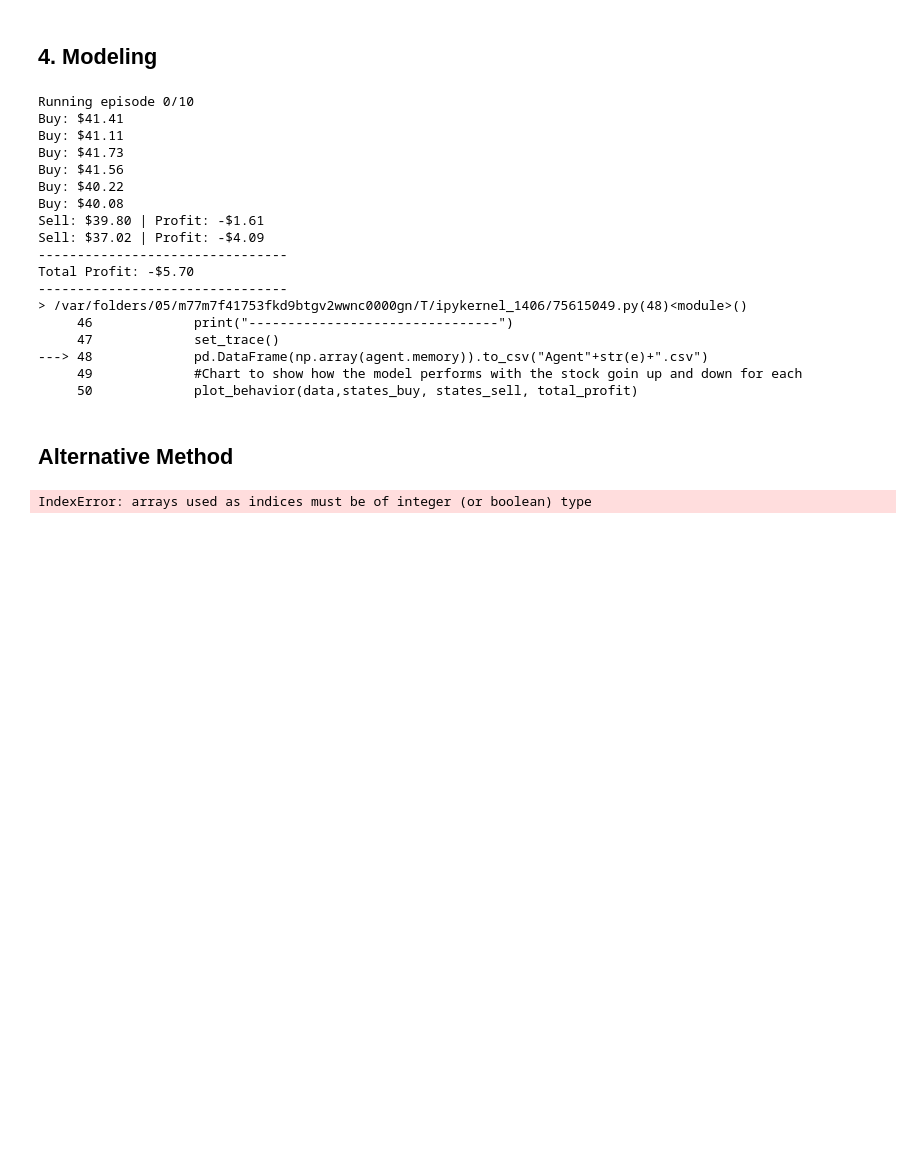
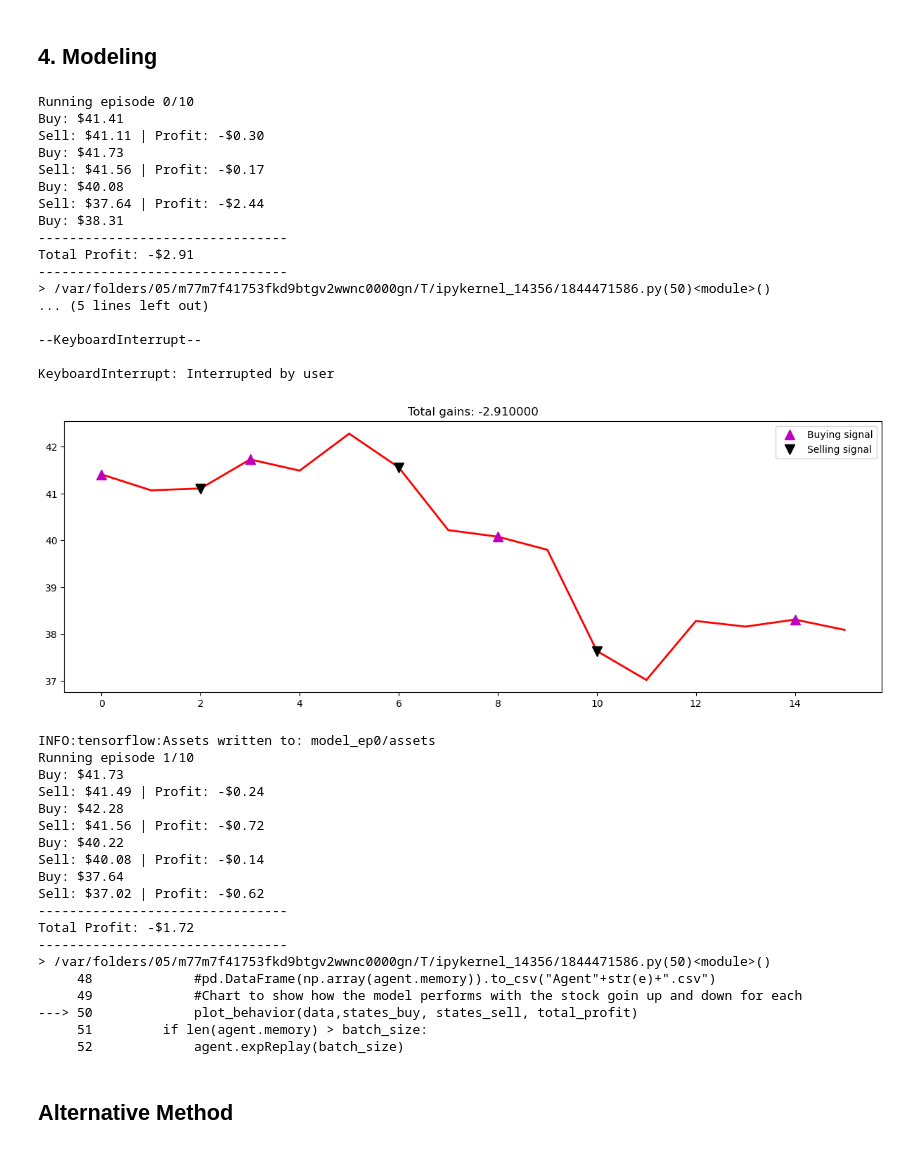
Before and after one commit to helena-f/quant_trading, a Jupyter notebook: Reinforcement_Model.ipynb, the cells around one changed output. Cells and saved outputs as stored; diff of their text form; code cells hidden in the pictures; blank space fills up the shorter version.

```diff
--- a/Reinforcement_Model.ipynb
+++ b/Reinforcement_Model.ipynb
@@ -256,46 +256,65 @@ for e in range(episode_count + 1):
             reward = max(data[t] - bought_price, 0)
             total_profit += data[t] - bought_price
             states_sell.append(t)
             print("Sell: " + formatPrice(data[t]) + " | Profit: " + formatPrice(data[t] - bought_price))
 
         done = True if t == l - 1 else False
         #appends the details of the state action etc in the memory, which is used further by the exeReply function
         agent.memory.append((state, action, reward, next_state, done))
         state = next_state
 
         if done:
             print("--------------------------------")
             print("Total Profit: " + formatPrice(total_profit))
             print("--------------------------------")
             set_trace()
-            pd.DataFrame(np.array(agent.memory)).to_csv("Agent"+str(e)+".csv")
+            #pd.DataFrame(np.array(agent.memory)).to_csv("Agent"+str(e)+".csv")
             #Chart to show how the model performs with the stock goin up and down for each
             plot_behavior(data,states_buy, states_sell, total_profit)
         if len(agent.memory) > batch_size:
             agent.expReplay(batch_size)
 
 
     if e % 2 == 0:
         agent.model.save("model_ep" + str(e))
 # %% [output]
 Running episode 0/10
 Buy: $41.41
-Buy: $41.11
+Sell: $41.11 | Profit: -$0.30
 Buy: $41.73
-Buy: $41.56
-Buy: $40.22
+Sell: $41.56 | Profit: -$0.17
 Buy: $40.08
-Sell: $39.80 | Profit: -$1.61
-Sell: $37.02 | Profit: -$4.09
+Sell: $37.64 | Profit: -$2.44
+Buy: $38.31
 --------------------------------
-Total Profit: -$5.70
+Total Profit: -$2.91
 --------------------------------
-> /var/folders/05/m77m7f41753fkd9btgv2wwnc0000gn/T/ipykernel_1406/75615049.py(48)<module>()
-     46             print("--------------------------------")
-     47             set_trace()
----> 48             pd.DataFrame(np.array(agent.memory)).to_csv("Agent"+str(e)+".csv")
-     49             #Chart to show how the model performs with the stock goin up and down for each
-     50             plot_behavior(data,states_buy, states_sell, total_profit)
+> /var/folders/05/m77m7f41753fkd9btgv2wwnc0000gn/T/ipykernel_14356/1844471586.py(50)<module>()
+... (5 lines left out)
+
+--KeyboardInterrupt--
+
+KeyboardInterrupt: Interrupted by user
+[figure, added]
+INFO:tensorflow:Assets written to: model_ep0/assets
+Running episode 1/10
+Buy: $41.73
+Sell: $41.49 | Profit: -$0.24
+Buy: $42.28
+Sell: $41.56 | Profit: -$0.72
+Buy: $40.22
+Sell: $40.08 | Profit: -$0.14
+Buy: $37.64
+Sell: $37.02 | Profit: -$0.62
+--------------------------------
+Total Profit: -$1.72
+--------------------------------
+> /var/folders/05/m77m7f41753fkd9btgv2wwnc0000gn/T/ipykernel_14356/1844471586.py(50)<module>()
+     48             #pd.DataFrame(np.array(agent.memory)).to_csv("Agent"+str(e)+".csv")
+     49             #Chart to show how the model performs with the stock goin up and down for each
+---> 50             plot_behavior(data,states_buy, states_sell, total_profit)
+     51         if len(agent.memory) > batch_size:
+     52             agent.expReplay(batch_size)
 # %%
 print(agent.model.summary())
 # %% [markdown]
@@ -359,5 +378,3 @@ def train_agent(env, agent, episodes=1000):
 env = StockTradingEnv(data)
 agent = QLearningAgent(env.action_space, env.observation_space)
 train_agent(env, agent)
-# %% [output]
-IndexError: arrays used as indices must be of integer (or boolean) type
```
Also changed, not shown: parts of 3 cells of this notebook, 5 other files.
